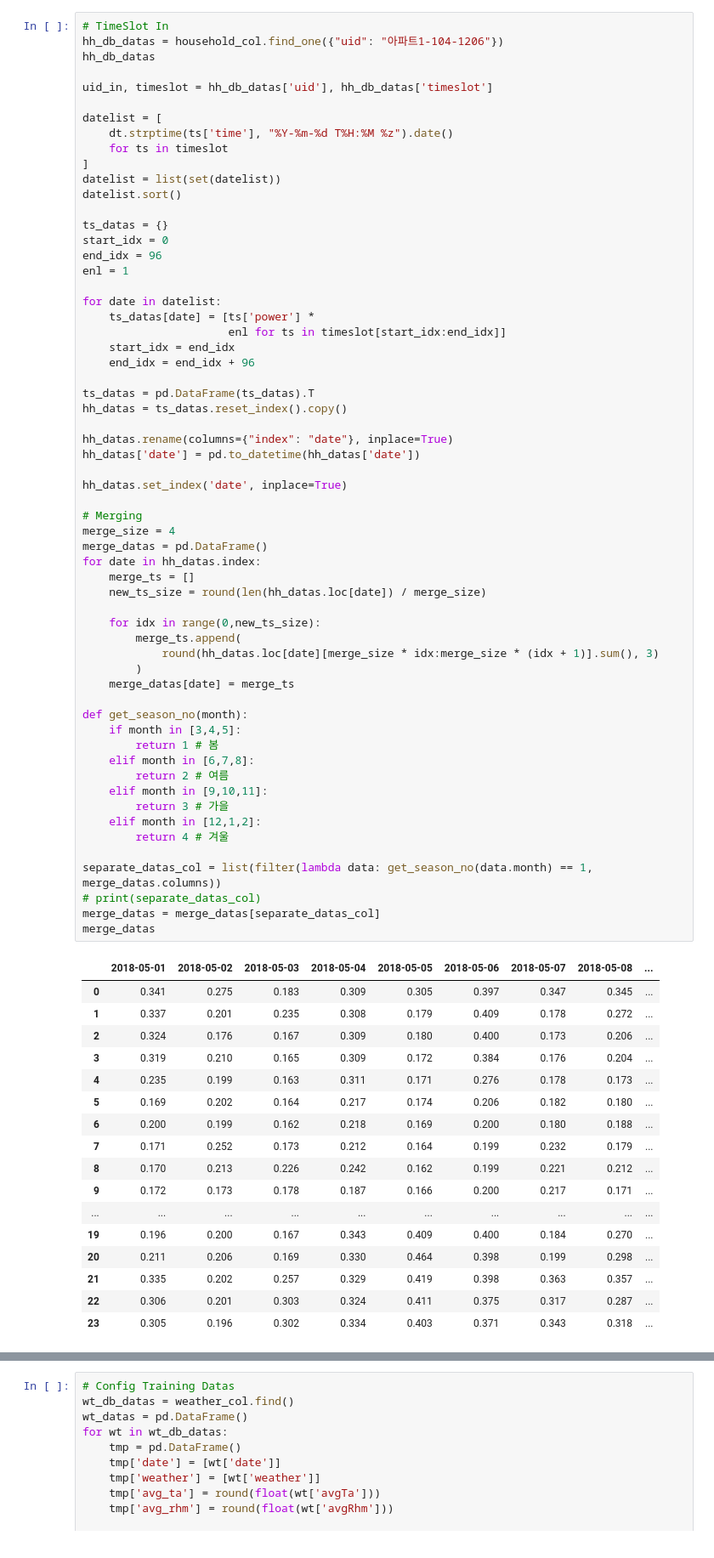
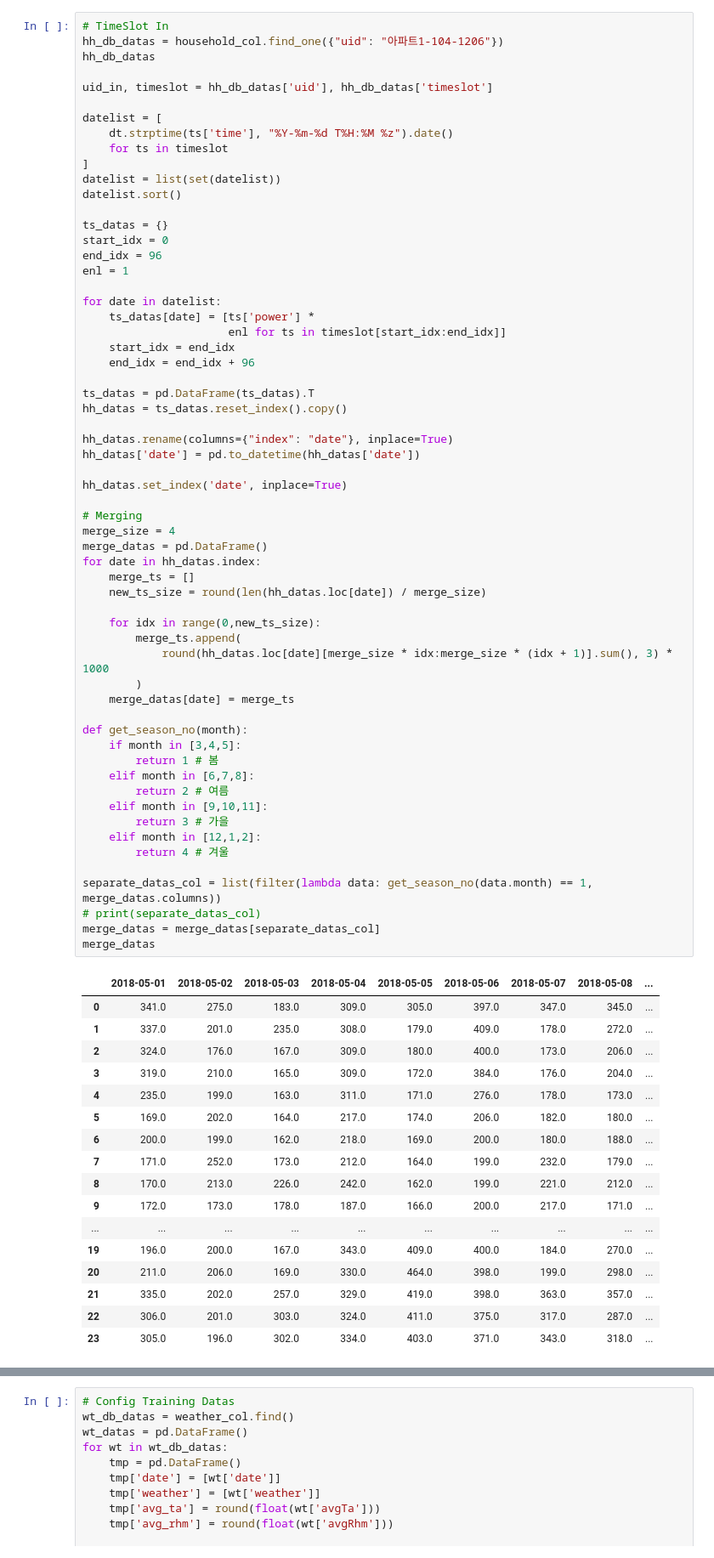
Before and after one commit to formegusto/houself-rnn, a Jupyter notebook: RNN Modeling.ipynb, the cells around one changed output, grey strips where cells are left out. Shown at 85% size. Drawn from its saved outputs; the diff is of its cells as text.

```diff
--- a/RNN Modeling.ipynb
+++ b/RNN Modeling.ipynb
@@ -51,50 +59,50 @@ hh_datas['date'] = pd.to_datetime(hh_datas['date'])
 hh_datas.set_index('date', inplace=True)
 
 # Merging
 merge_size = 4
 merge_datas = pd.DataFrame()
 for date in hh_datas.index:
     merge_ts = []
     new_ts_size = round(len(hh_datas.loc[date]) / merge_size)
 
     for idx in range(0,new_ts_size):
         merge_ts.append(
-            round(hh_datas.loc[date][merge_size * idx:merge_size * (idx + 1)].sum(), 3)
+            round(hh_datas.loc[date][merge_size * idx:merge_size * (idx + 1)].sum(), 3) * 1000
         )
     merge_datas[date] = merge_ts
 
 def get_season_no(month):
     if month in [3,4,5]:
         return 1 # 봄
     elif month in [6,7,8]:
         return 2 # 여름
     elif month in [9,10,11]:
         return 3 # 가을
     elif month in [12,1,2]:
         return 4 # 겨울
 
 separate_datas_col = list(filter(lambda data: get_season_no(data.month) == 1, merge_datas.columns))
 # print(separate_datas_col)
 merge_datas = merge_datas[separate_datas_col]
 merge_datas
 # %% [output]
 |  | 2018-05-01 | 2018-05-02 | 2018-05-03 | 2018-05-04 | 2018-05-05 | 2018-05-06 | 2018-05-07 | 2018-05-08 | ... |
-| 0 | 0.341 | 0.275 | 0.183 | 0.309 | 0.305 | 0.397 | 0.347 | 0.345 | ... |
-| 1 | 0.337 | 0.201 | 0.235 | 0.308 | 0.179 | 0.409 | 0.178 | 0.272 | ... |
-| 2 | 0.324 | 0.176 | 0.167 | 0.309 | 0.180 | 0.400 | 0.173 | 0.206 | ... |
-| 3 | 0.319 | 0.210 | 0.165 | 0.309 | 0.172 | 0.384 | 0.176 | 0.204 | ... |
-| 4 | 0.235 | 0.199 | 0.163 | 0.311 | 0.171 | 0.276 | 0.178 | 0.173 | ... |
-| 5 | 0.169 | 0.202 | 0.164 | 0.217 | 0.174 | 0.206 | 0.182 | 0.180 | ... |
-| 6 | 0.200 | 0.199 | 0.162 | 0.218 | 0.169 | 0.200 | 0.180 | 0.188 | ... |
-| 7 | 0.171 | 0.252 | 0.173 | 0.212 | 0.164 | 0.199 | 0.232 | 0.179 | ... |
-| 8 | 0.170 | 0.213 | 0.226 | 0.242 | 0.162 | 0.199 | 0.221 | 0.212 | ... |
-| 9 | 0.172 | 0.173 | 0.178 | 0.187 | 0.166 | 0.200 | 0.217 | 0.171 | ... |
+| 0 | 341.0 | 275.0 | 183.0 | 309.0 | 305.0 | 397.0 | 347.0 | 345.0 | ... |
+| 1 | 337.0 | 201.0 | 235.0 | 308.0 | 179.0 | 409.0 | 178.0 | 272.0 | ... |
+| 2 | 324.0 | 176.0 | 167.0 | 309.0 | 180.0 | 400.0 | 173.0 | 206.0 | ... |
+| 3 | 319.0 | 210.0 | 165.0 | 309.0 | 172.0 | 384.0 | 176.0 | 204.0 | ... |
+| 4 | 235.0 | 199.0 | 163.0 | 311.0 | 171.0 | 276.0 | 178.0 | 173.0 | ... |
+| 5 | 169.0 | 202.0 | 164.0 | 217.0 | 174.0 | 206.0 | 182.0 | 180.0 | ... |
+| 6 | 200.0 | 199.0 | 162.0 | 218.0 | 169.0 | 200.0 | 180.0 | 188.0 | ... |
+| 7 | 171.0 | 252.0 | 173.0 | 212.0 | 164.0 | 199.0 | 232.0 | 179.0 | ... |
+| 8 | 170.0 | 213.0 | 226.0 | 242.0 | 162.0 | 199.0 | 221.0 | 212.0 | ... |
+| 9 | 172.0 | 173.0 | 178.0 | 187.0 | 166.0 | 200.0 | 217.0 | 171.0 | ... |
 | ... | ... | ... | ... | ... | ... | ... | ... | ... | ... |
-| 19 | 0.196 | 0.200 | 0.167 | 0.343 | 0.409 | 0.400 | 0.184 | 0.270 | ... |
-| 20 | 0.211 | 0.206 | 0.169 | 0.330 | 0.464 | 0.398 | 0.199 | 0.298 | ... |
-| 21 | 0.335 | 0.202 | 0.257 | 0.329 | 0.419 | 0.398 | 0.363 | 0.357 | ... |
-| 22 | 0.306 | 0.201 | 0.303 | 0.324 | 0.411 | 0.375 | 0.317 | 0.287 | ... |
-| 23 | 0.305 | 0.196 | 0.302 | 0.334 | 0.403 | 0.371 | 0.343 | 0.318 | ... |
+| 19 | 196.0 | 200.0 | 167.0 | 343.0 | 409.0 | 400.0 | 184.0 | 270.0 | ... |
+| 20 | 211.0 | 206.0 | 169.0 | 330.0 | 464.0 | 398.0 | 199.0 | 298.0 | ... |
+| 21 | 335.0 | 202.0 | 257.0 | 329.0 | 419.0 | 398.0 | 363.0 | 357.0 | ... |
+| 22 | 306.0 | 201.0 | 303.0 | 324.0 | 411.0 | 375.0 | 317.0 | 287.0 | ... |
+| 23 | 305.0 | 196.0 | 302.0 | 334.0 | 403.0 | 371.0 | 343.0 | 318.0 | ... |
 24 rows × 92 columns
 # %%
 # Set Test Datas
```
Also changed, not shown: parts of 18 cells of this notebook.
